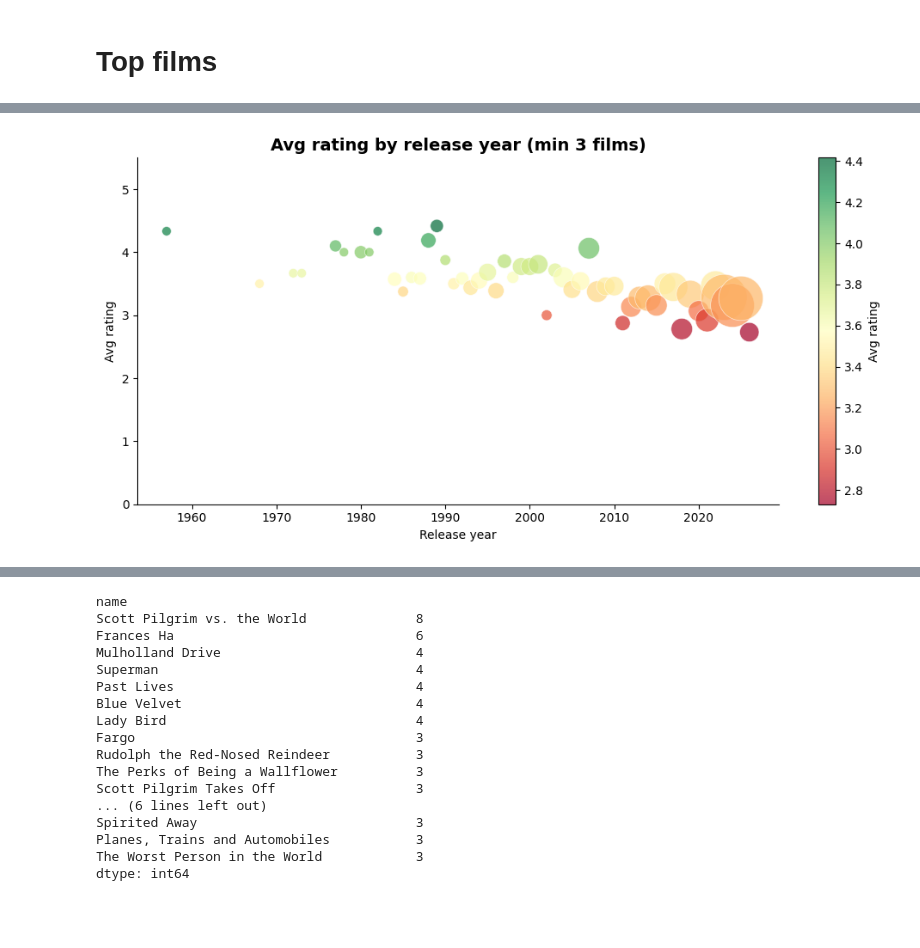
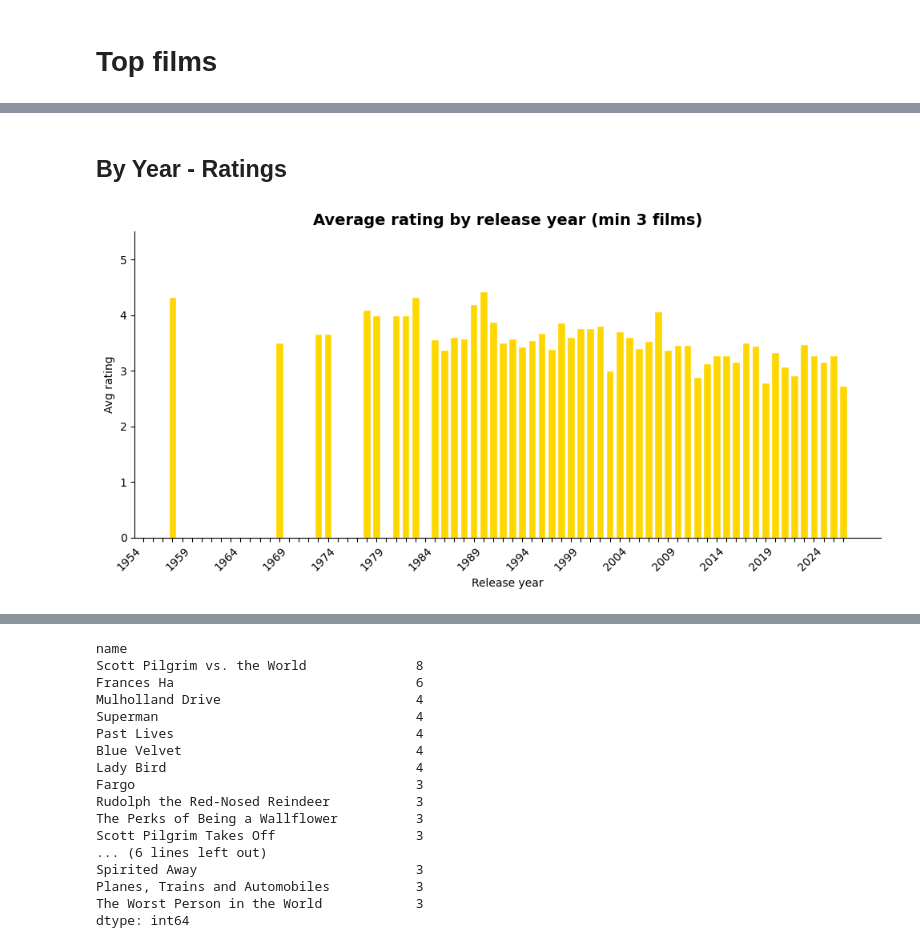
Before and after one commit to reidbaum/letterboxd-dashboard, a Jupyter notebook: visualizations.ipynb, the cells around one changed output, grey strips where cells are left out. Drawn from its saved outputs; the diff is of its cells as text; code cells hidden in the pictures; blank space fills up the shorter version.

```diff
--- a/visualizations.ipynb
+++ b/visualizations.ipynb
@@ -192,30 +141,38 @@ Name: rating, dtype: float64
-# %%
-year_ratings = (
-    ratings.groupby('year')['rating']
-    .agg(['mean', 'count'])
-    .reset_index()
-    .rename(columns={'mean': 'avg_rating', 'count': 'films'})
-    .query('films >= 3')
-    .sort_values('year')
-)
-
-fig, ax = plt.subplots()
-scatter = ax.scatter(
-    year_ratings['year'],
-    year_ratings['avg_rating'],
-    s=year_ratings['films'] * 20,
-    c=year_ratings['avg_rating'],
-    cmap='RdYlGn',
-    alpha=0.7,
-    edgecolors='white',
-    linewidths=0.5
-)
-plt.colorbar(scatter, ax=ax, label='Avg rating')
-ax.set_title('Avg rating by release year (min 3 films)', fontsize=14, fontweight='bold')
-ax.set_xlabel('Release year')
-ax.set_ylabel('Avg rating')
-ax.set_ylim(0, 5.5)
-plt.tight_layout()
-plt.show()
-# %% [output]
-[figure, removed]
+# %% [markdown]
+## By Year - Ratings
+# %%
+# avg rating by year (min 3 films)
+ratings_year = (
+    ratings.groupby('year')['rating']
+    .agg(['mean', 'count'])
+    .reset_index()
+    .rename(columns={'mean': 'avg_rating', 'count': 'films'})
+    .sort_values('year')
+)
+
+# fill in missing years with NaN
+full_range = pd.RangeIndex(ratings_year['year'].min(), ratings_year['year'].max() + 1)
+ratings_year = ratings_year.set_index('year').reindex(full_range).reset_index()
+ratings_year.columns = ['year', 'avg_rating', 'films']
+
+# mask years with fewer than 3 films
+ratings_year.loc[ratings_year['films'] < 3, 'avg_rating'] = float('nan')
+
+fig, ax = plt.subplots()
+ax.bar(ratings_year['year'].astype(str), ratings_year['avg_rating'].round(2),
+       color='gold', edgecolor='white')
+
+ax.set_title('Average rating by release year (min 3 films)', fontsize=14, fontweight='bold')
+ax.set_xlabel('Release year')
+ax.set_ylabel('Avg rating')
+ax.set_ylim(0, 5.5)
+
+plt.xticks(rotation=45, ha='right')
+for i, label in enumerate(ax.get_xticklabels()):
+    if i % 5 != 0:
+        label.set_visible(False)
+
+plt.tight_layout()
+plt.show()
+# %% [output]
+[figure, added]
```
Also changed, not shown: parts of 37 cells of this notebook, 1 other file.
